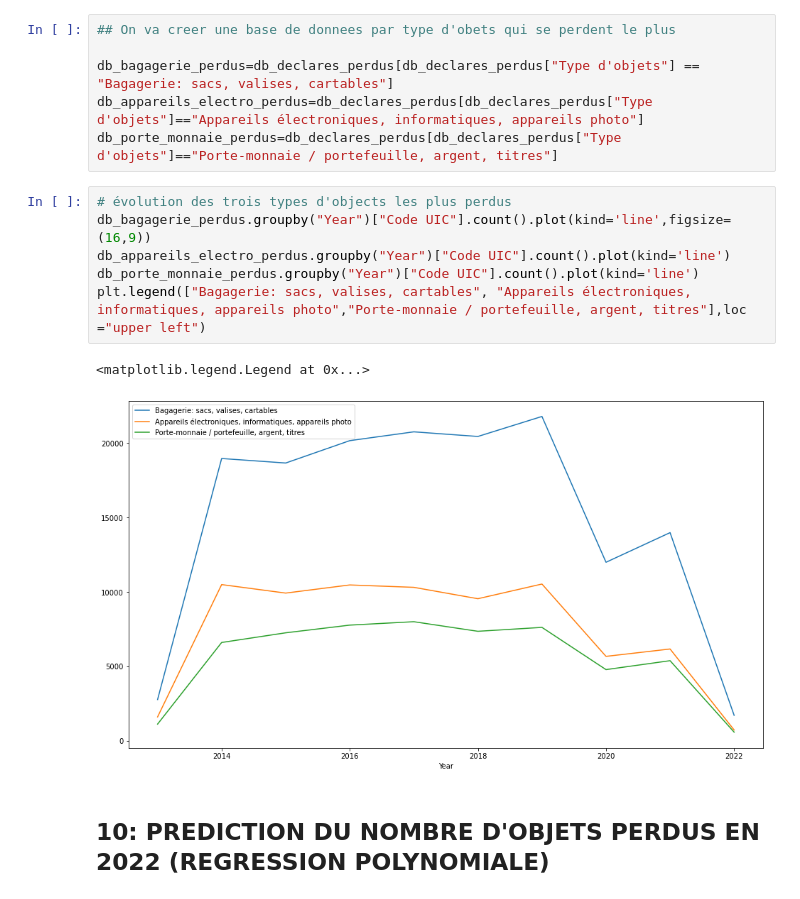
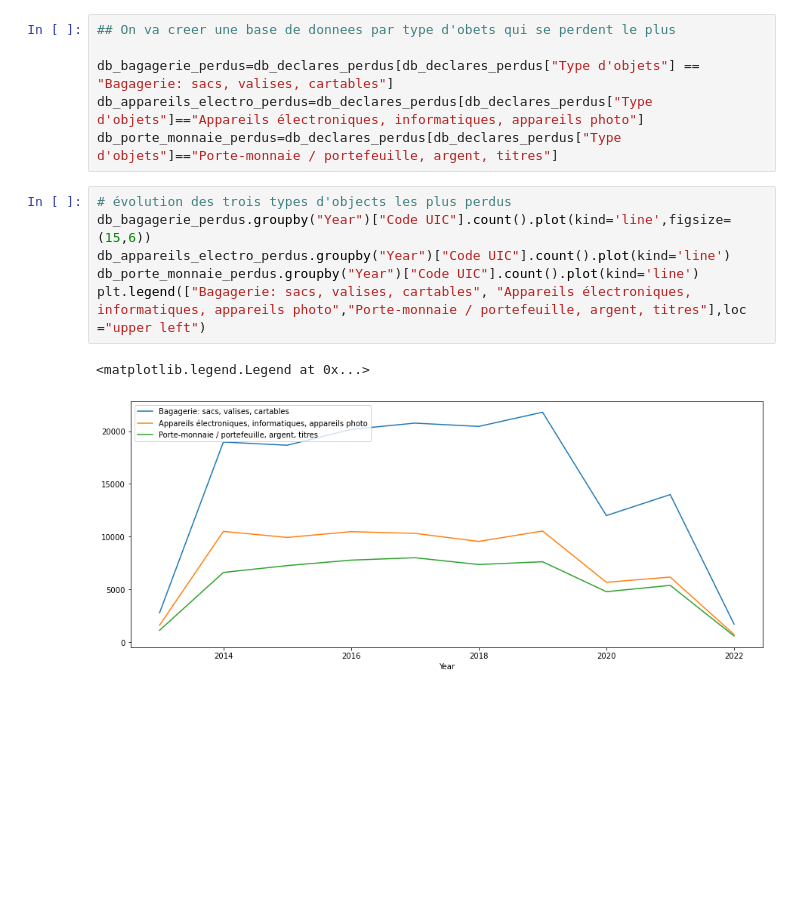
Before and after one commit to bertrandcoder/AMSE_21-22, a Jupyter notebook: Bigdata3/Projet_SNCF.ipynb, the cells around one changed output. Saved outputs shown, nothing was run; the diff lists cells and outputs as text; blank space fills up the shorter version.

```diff
--- a/Bigdata3/Projet_SNCF.ipynb
+++ b/Bigdata3/Projet_SNCF.ipynb
@@ -329,12 +345,10 @@ db_appareils_electro_perdus=db_declares_perdus[db_declares_perdus["Type d'objets
 db_porte_monnaie_perdus=db_declares_perdus[db_declares_perdus["Type d'objets"]=="Porte-monnaie / portefeuille, argent, titres"]
 # %%
 # évolution des trois types d'objects les plus perdus
-db_bagagerie_perdus.groupby("Year")["Code UIC"].count().plot(kind='line',figsize=(16,9))
+db_bagagerie_perdus.groupby("Year")["Code UIC"].count().plot(kind='line',figsize=(15,6))
 db_appareils_electro_perdus.groupby("Year")["Code UIC"].count().plot(kind='line')
 db_porte_monnaie_perdus.groupby("Year")["Code UIC"].count().plot(kind='line')
 plt.legend(["Bagagerie: sacs, valises, cartables", "Appareils électroniques, informatiques, appareils photo","Porte-monnaie / portefeuille, argent, titres"],loc ="upper left")
 # %% [output]
 <matplotlib.legend.Legend at 0x...>
-[figure, old version]
+[figure, new version]
-# %% [markdown]
-## 10: PREDICTION DU NOMBRE D'OBJETS PERDUS EN 2022 (REGRESSION POLYNOMIALE)
```
Also changed, not shown: parts of 26 cells of this notebook.
